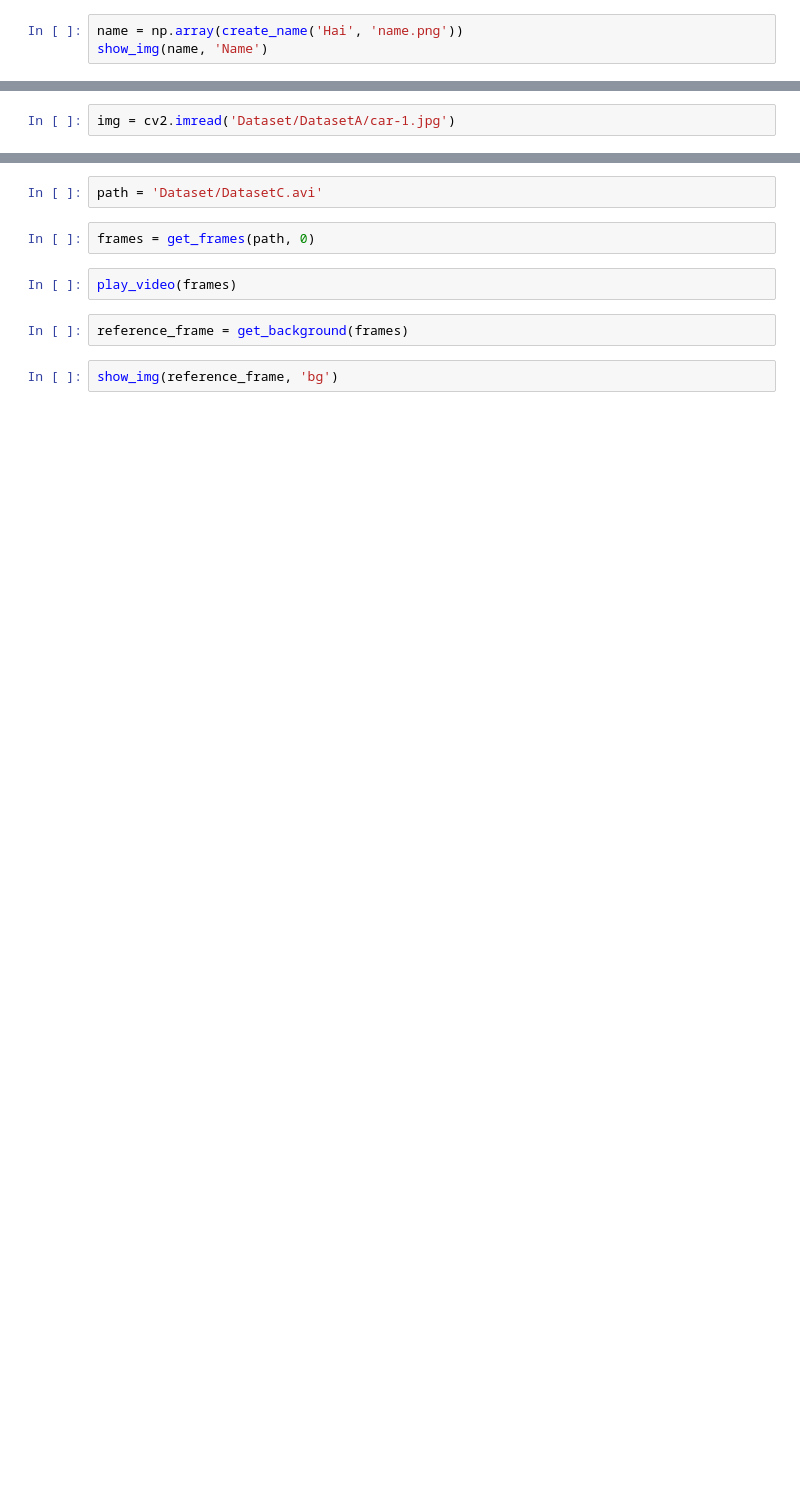
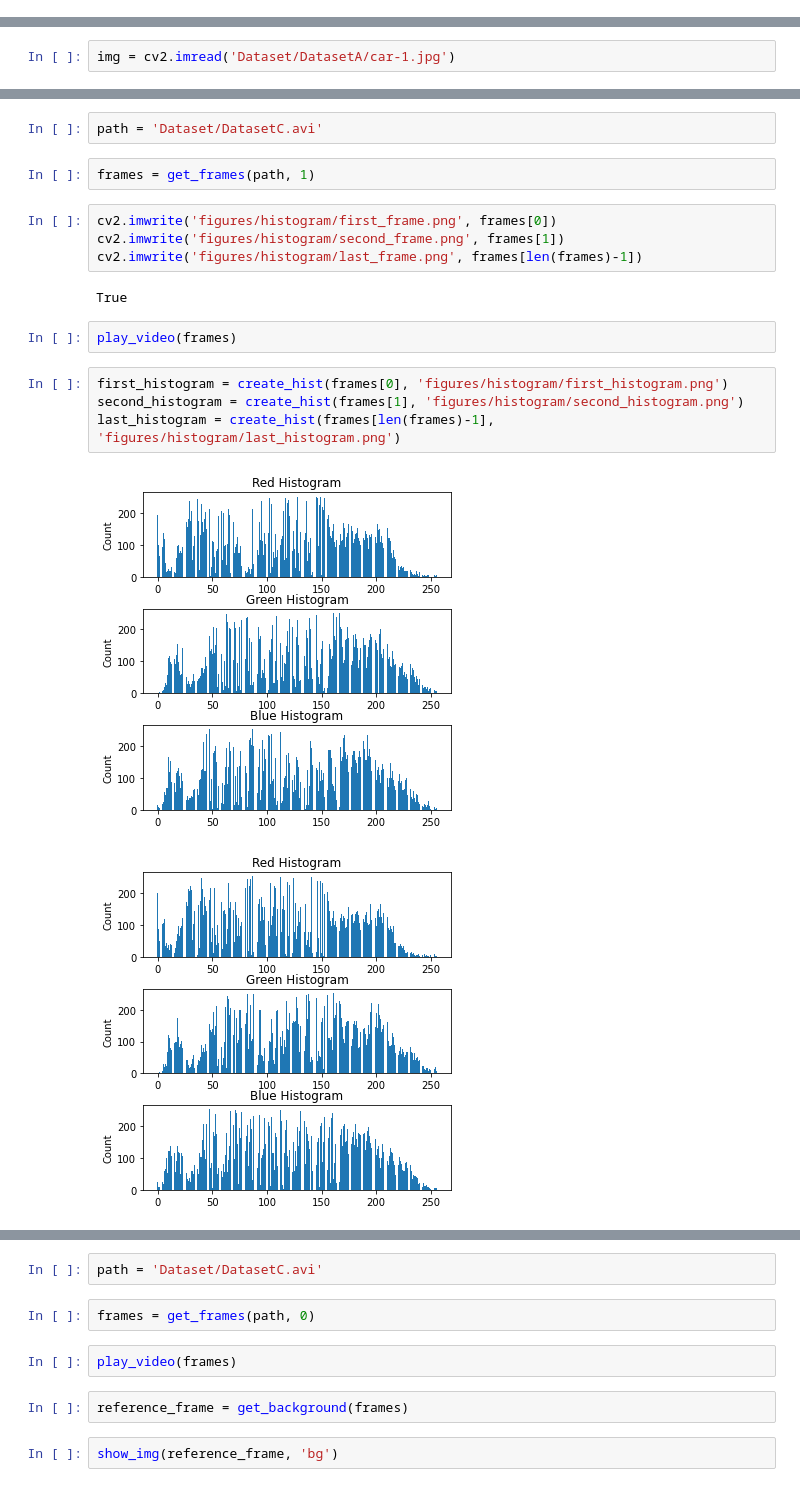
Before and after one commit to ftesla11/cv-functions, a Jupyter notebook: main.ipynb, the cells around one changed output, grey strips where cells are left out. Cells and saved outputs as stored; diff of their text form; blank space fills up the shorter version.

```diff
--- a/main.ipynb
+++ b/main.ipynb
@@ -121,3 +149,0 @@ def create_name(name, path):
-# %%
-name = np.array(create_name('Hai', 'name.png'))
-show_img(name, 'Name')
@@ -516,0 +463,19 @@ for window in windows:
+# %%
+path = 'Dataset/DatasetC.avi'
+# %%
+frames = get_frames(path, 1)
+# %%
+cv2.imwrite('figures/histogram/first_frame.png', frames[0])
+cv2.imwrite('figures/histogram/second_frame.png', frames[1])
+cv2.imwrite('figures/histogram/last_frame.png', frames[len(frames)-1])
+# %% [output]
+True
+# %%
+play_video(frames)
+# %%
+first_histogram = create_hist(frames[0], 'figures/histogram/first_histogram.png')
+second_histogram = create_hist(frames[1], 'figures/histogram/second_histogram.png')
+last_histogram = create_hist(frames[len(frames)-1], 'figures/histogram/last_histogram.png')
+# %% [output]
+[figure, added]
+[figure, added]
```
Also changed, not shown: parts of 59 cells of this notebook, 39 other files.
